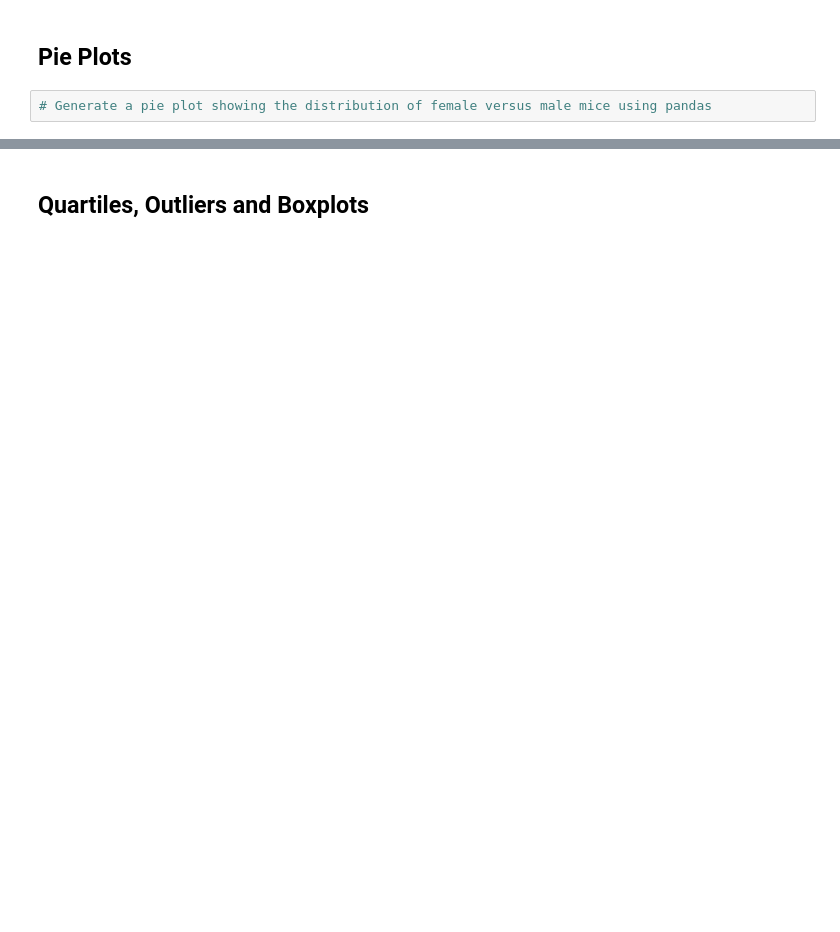
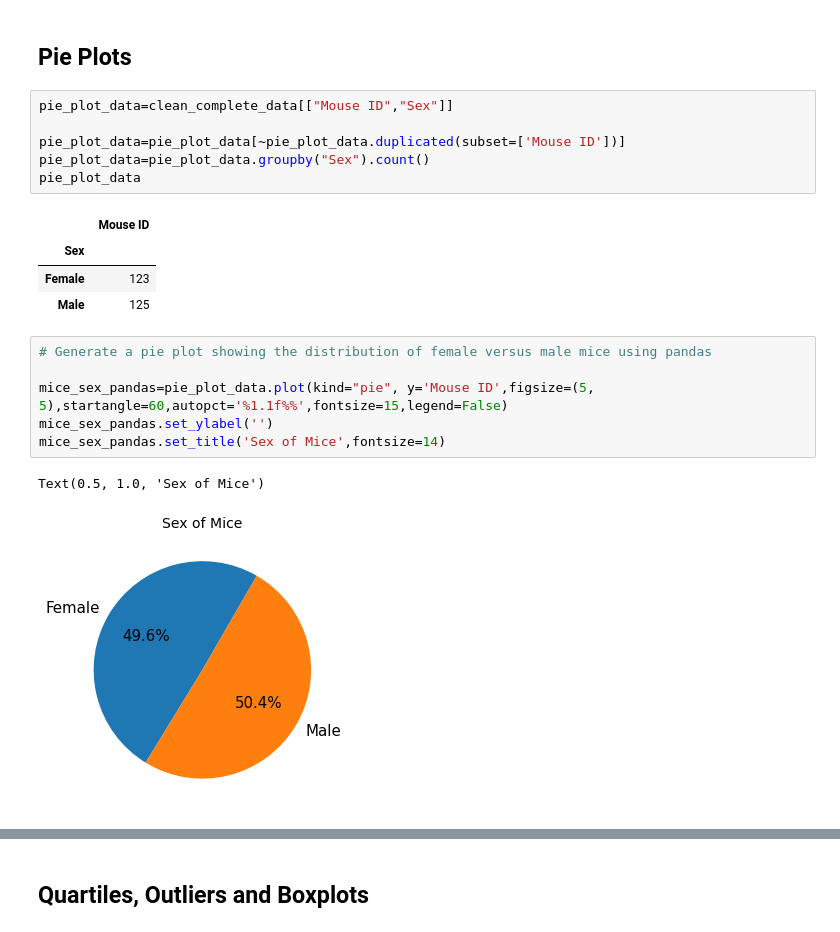
Before and after one commit to trezeget-1/Matplotlib_homework, a Jupyter notebook: 05-Matplotlib HWK/Pymaceuticals/pymaceuticals_starter.ipynb, the cells around one changed output, grey strips where cells are left out. Saved outputs shown, nothing was run; the diff lists cells and outputs as text; blank space fills up the shorter version.

```diff
--- a/05-Matplotlib HWK/Pymaceuticals/pymaceuticals_starter.ipynb
+++ b/05-Matplotlib HWK/Pymaceuticals/pymaceuticals_starter.ipynb
@@ -210,6 +200,24 @@ plt.show()
 # %% [markdown]
 ## Pie Plots
+# %%
+pie_plot_data=clean_complete_data[["Mouse ID","Sex"]]
+
+pie_plot_data=pie_plot_data[~pie_plot_data.duplicated(subset=['Mouse ID'])]
+pie_plot_data=pie_plot_data.groupby("Sex").count()
+pie_plot_data
+# %% [output]
+|  | Mouse ID |
+| Sex |  |
+| Female | 123 |
+| Male | 125 |
 # %%
 # Generate a pie plot showing the distribution of female versus male mice using pandas
+
+mice_sex_pandas=pie_plot_data.plot(kind="pie", y='Mouse ID',figsize=(5, 5),startangle=60,autopct='%1.1f%%',fontsize=15,legend=False)
+mice_sex_pandas.set_ylabel('')
+mice_sex_pandas.set_title('Sex of Mice',fontsize=14)
+# %% [output]
+Text(0.5, 1.0, 'Sex of Mice')
+[figure, added]
 # %%
 # Generate a pie plot showing the distribution of female versus male mice using pyplot
```
Also changed, not shown: parts of 10 cells of this notebook.
